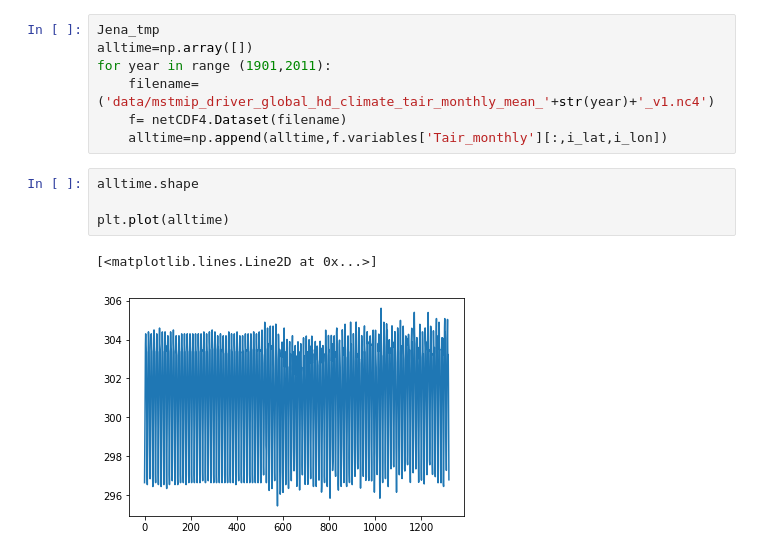
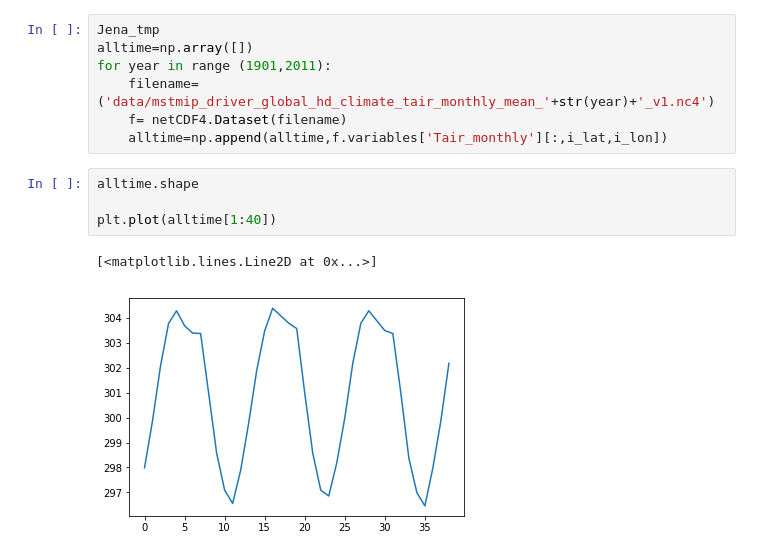
Before and after one commit to MPIBGC-TEE/bgc-md, a Jupyter notebook: prototypes/databases/AirTemp.ipynb, the cells around one changed output. Cells and saved outputs as stored; diff of their text form.

```diff
--- a/prototypes/databases/AirTemp.ipynb
+++ b/prototypes/databases/AirTemp.ipynb
@@ -83,7 +100,7 @@ for year in range (1901,2011):
 # %%
 alltime.shape
 
-plt.plot(alltime)
+plt.plot(alltime[1:40])
 # %% [output]
 [<matplotlib.lines.Line2D at 0x...>]
-[figure, old version]
+[figure, new version]
```
Also changed, not shown: parts of 5 cells of this notebook, 2 other files.
